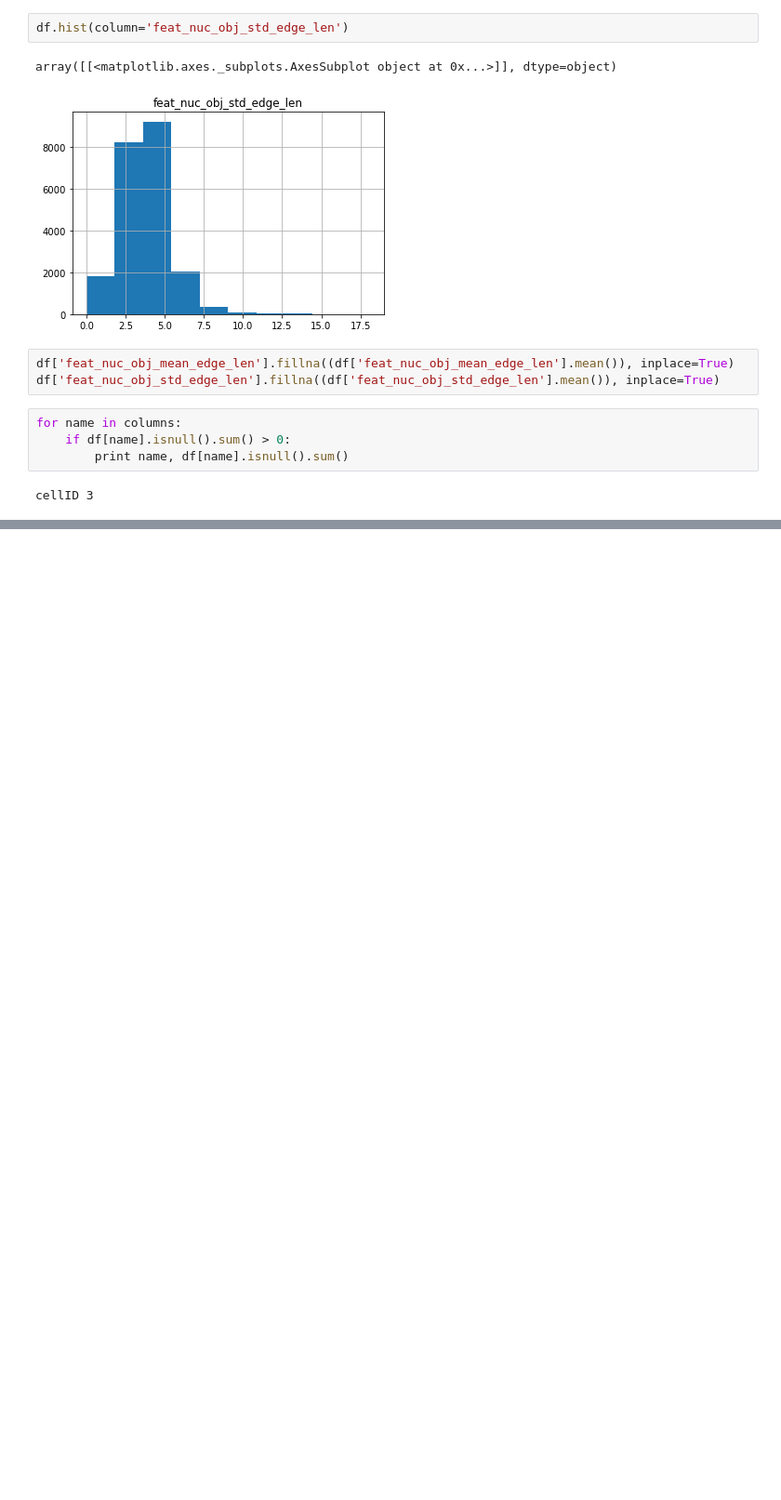
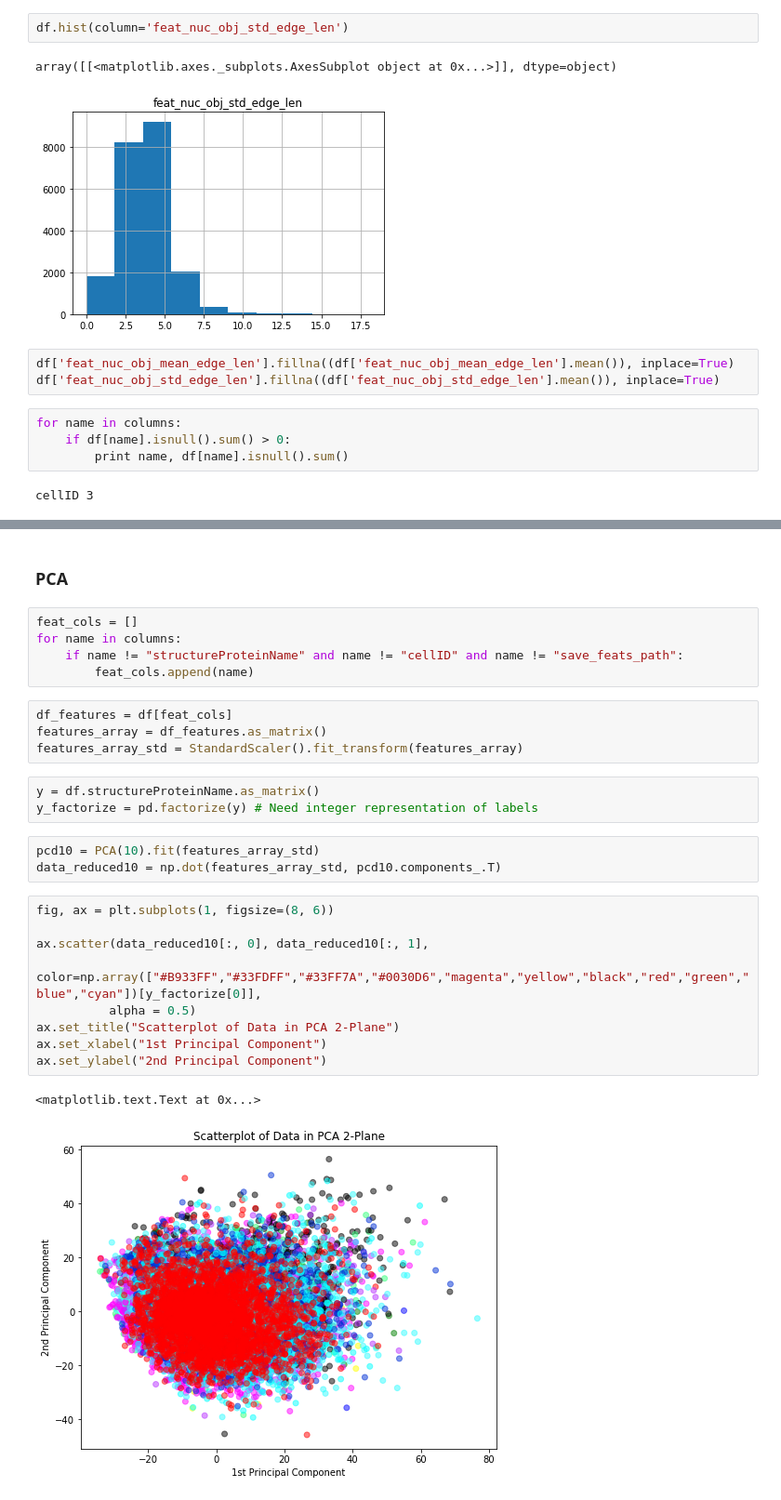
Before and after one commit to sdmirch/structure_prediction, a Jupyter notebook: EDA.ipynb, the cells around one changed output, grey strips where cells are left out. Shown at 93% size. Cells and saved outputs as stored; diff of their text form; blank space fills up the shorter version.

```diff
--- a/EDA.ipynb
+++ b/EDA.ipynb
@@ -94,0 +116,29 @@ cellID 3
+# %% [markdown]
+### PCA
+# %%
+feat_cols = []
+for name in columns:
+    if name != "structureProteinName" and name != "cellID" and name != "save_feats_path":
+        feat_cols.append(name)
+# %%
+df_features = df[feat_cols]
+features_array = df_features.as_matrix()
+features_array_std = StandardScaler().fit_transform(features_array)
+# %%
+y = df.structureProteinName.as_matrix()
+y_factorize = pd.factorize(y) # Need integer representation of labels
+# %%
+pcd10 = PCA(10).fit(features_array_std)
+data_reduced10 = np.dot(features_array_std, pcd10.components_.T)
+# %%
+fig, ax = plt.subplots(1, figsize=(8, 6))
+
+ax.scatter(data_reduced10[:, 0], data_reduced10[:, 1],
+           color=np.array(["#B933FF","#33FDFF","#33FF7A","#0030D6","magenta","yellow","black","red","green","blue","cyan"])[y_factorize[0]],
+          alpha = 0.5)
+ax.set_title("Scatterplot of Data in PCA 2-Plane")
+ax.set_xlabel("1st Principal Component")
+ax.set_ylabel("2nd Principal Component")
+# %% [output]
+<matplotlib.text.Text at 0x...>
+[figure, added]
```
Also changed, not shown: parts of 5 cells of this notebook.
